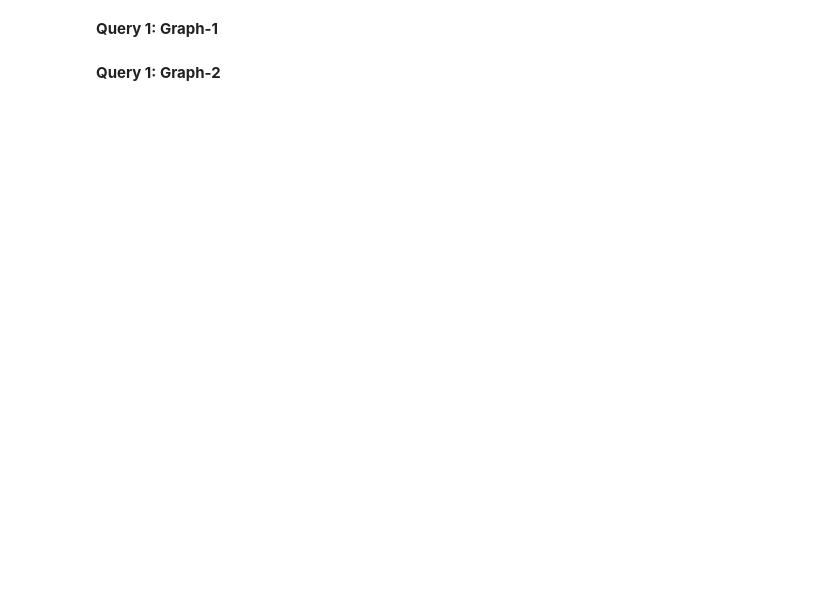
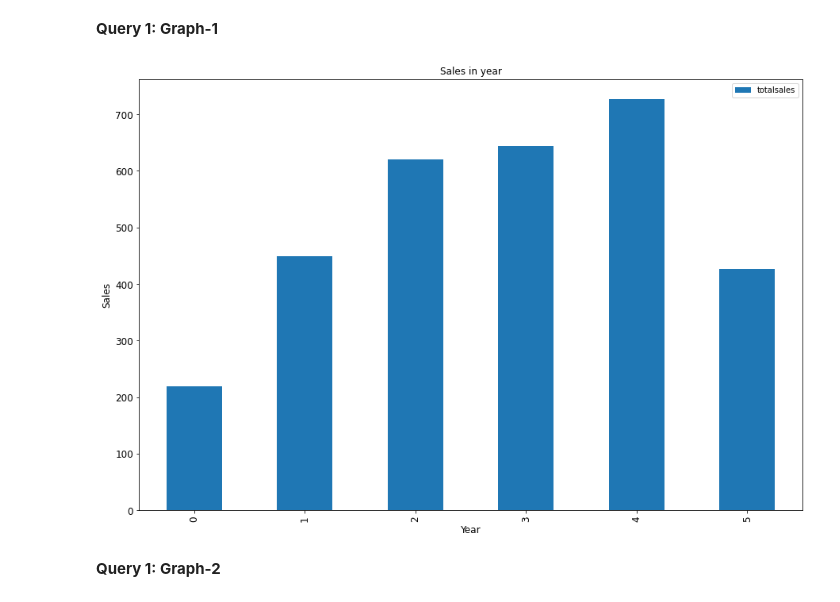
Before and after one commit to ihassanjavaid/Sales-Warehouse, a Jupyter notebook: notebooks/datawarehouse.ipynb, the cells around one changed output. Drawn from its saved outputs; the diff is of its cells as text; code cells hidden in the pictures; blank space fills up the shorter version.

```diff
--- a/notebooks/datawarehouse.ipynb
+++ b/notebooks/datawarehouse.ipynb
@@ -63,10 +61,12 @@ display(query1)
 # %% [markdown]
 **Query 1: Graph-1**
 # %%
-ax = query1_rolledup[['totalsales']].plot(kind='bar', title ="Sales in year", figsize=(15, 20), legend=True, fontsize=20)
-ax.set_xlabel("Year", fontsize=16)
-ax.set_ylabel("Sales", fontsize=16)
+ax = query1_rolledup[['totalsales']].plot(kind='bar', title ="Sales in year", figsize=(15, 10), legend=True, fontsize=12)
+ax.set_xlabel("Year", fontsize=12)
+ax.set_ylabel("Sales", fontsize=12)
 plt.show()
+# %% [output]
+[figure, added]
 # %% [markdown]
 **Query 1: Graph-2**
 # %%
```
Also changed, not shown: parts of 21 cells of this notebook.
